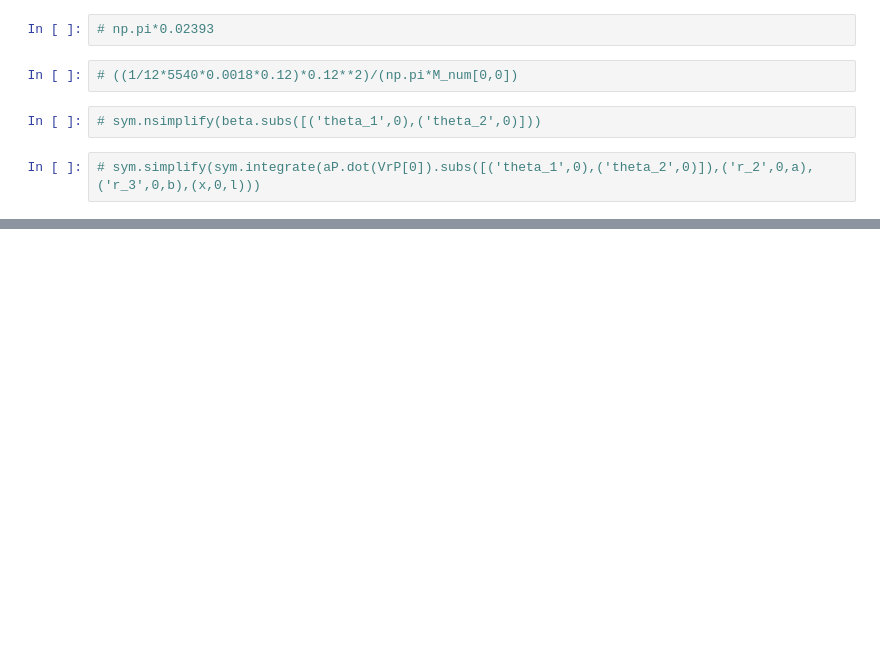
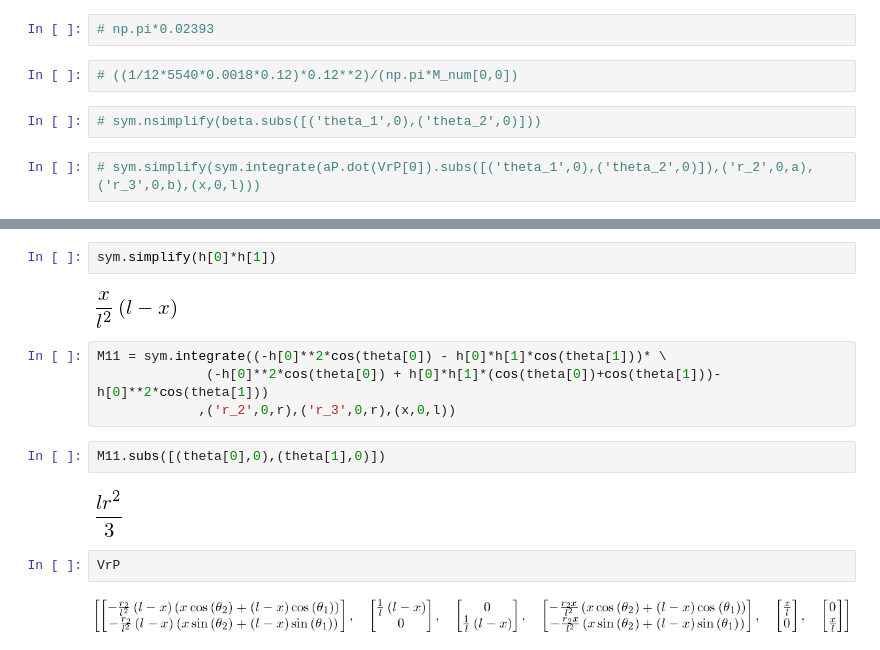
Before and after one commit to cdlrpi/mixed-body-type, a Jupyter notebook: large-deformation/gebf-mass-matrix-and-forces-2D-v9.ipynb, the cells around one changed output, grey strips where cells are left out. Saved outputs shown, nothing was run; the diff lists cells and outputs as text; blank space fills up the shorter version.

```diff
--- a/large-deformation/gebf-mass-matrix-and-forces-2D-v9.ipynb
+++ b/large-deformation/gebf-mass-matrix-and-forces-2D-v9.ipynb
@@ -485,0 +500,16 @@ matrix([[ 0.0001, -0.0048,  0.    ,  0.    , -0.0024,  0.    ],
+# %%
+sym.simplify(h[0]*h[1])
+# %% [output]
+[figure, added]
+# %%
+M11 = sym.integrate((-h[0]**2*cos(theta[0]) - h[0]*h[1]*cos(theta[1]))* \
+              (-h[0]**2*cos(theta[0]) + h[0]*h[1]*(cos(theta[0])+cos(theta[1]))-h[0]**2*cos(theta[1]))
+             ,('r_2',0,r),('r_3',0,r),(x,0,l))
+# %%
+M11.subs([(theta[0],0),(theta[1],0)])
+# %% [output]
+[figure, added]
+# %%
+VrP
+# %% [output]
+[figure, added]
```
Also changed, not shown: parts of 8 cells of this notebook, 8 other files.
